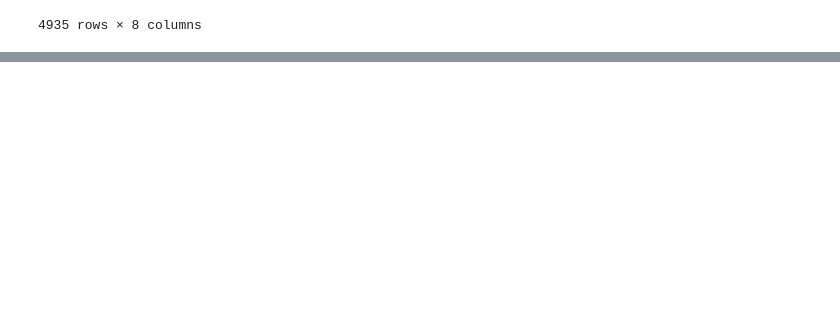
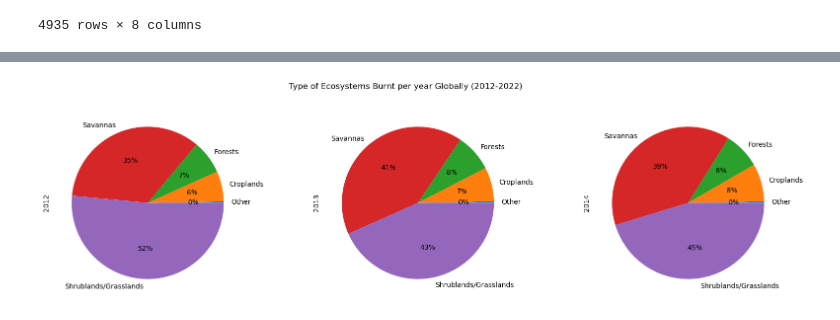
Before and after one commit to alexis4441/Project3group3, a Jupyter notebook: Project3Wildfires.ipynb, the cells around one changed output, grey strips where cells are left out. Saved outputs shown, nothing was run; the diff lists cells and outputs as text; code cells hidden in the pictures; blank space fills up the shorter version.

```diff
--- a/Project3Wildfires.ipynb
+++ b/Project3Wildfires.ipynb
@@ -181,0 +218,5 @@ area_burnt_landcover
+# %%
+drop_columns = area_burnt_landcover[["Country", "Year", "Other", "Croplands", "Forests", "Savannas", "Shrublands/Grasslands"]].copy()
+drop_columns.astype(str)
+drop_columns.set_index("Country",inplace=True)
+drop_columns
@@ -181,0 +238,3 @@ area_burnt_landcover
+# %%
+world_sector = drop_columns.loc['World']
+world_sector
@@ -181,0 +255,5 @@ area_burnt_landcover
+# %%
+year_sector = world_sector[["Year", "Other", "Croplands", "Forests", "Savannas", "Shrublands/Grasslands"]].copy()
+year_sector.astype(str)
+year_sector.set_index("Year",inplace=True)
+year_sector
@@ -181,0 +274,5 @@ area_burnt_landcover
+# %%
+#Rename rows
+year_sector_rename = year_sector.rename(index={2012:"2012",2013:"2013",2014:"2014",2015:"2015",2016:"2016",2017:"2017",
+                                              2018:"2018",2019:"2019",2020:"2020",2021:"2021",2022:"2022"})
+year_sector_rename
@@ -181,0 +301,8 @@ area_burnt_landcover
+# %%
+#Pie Chart for 2012-2014 (separated to make it easier to see)
+world_pie = year_sector_rename[:3]['Other':'Shrublands/Grasslands']
+year_sector_rename[:3].T.plot(kind='pie', legend=False, title="Type of Ecosystems Burnt per year Globally (2012-2022)",
+                              subplots=True,figsize=(20, 5),autopct='%1.0f%%')
+plt.savefig("C:/Users/alexi/Desktop/Project3Group3/Images/Fig1.png",bbox_inches='tight')
+# %% [output]
+[figure, added]
```
Also changed, not shown: parts of 16 cells of this notebook.
